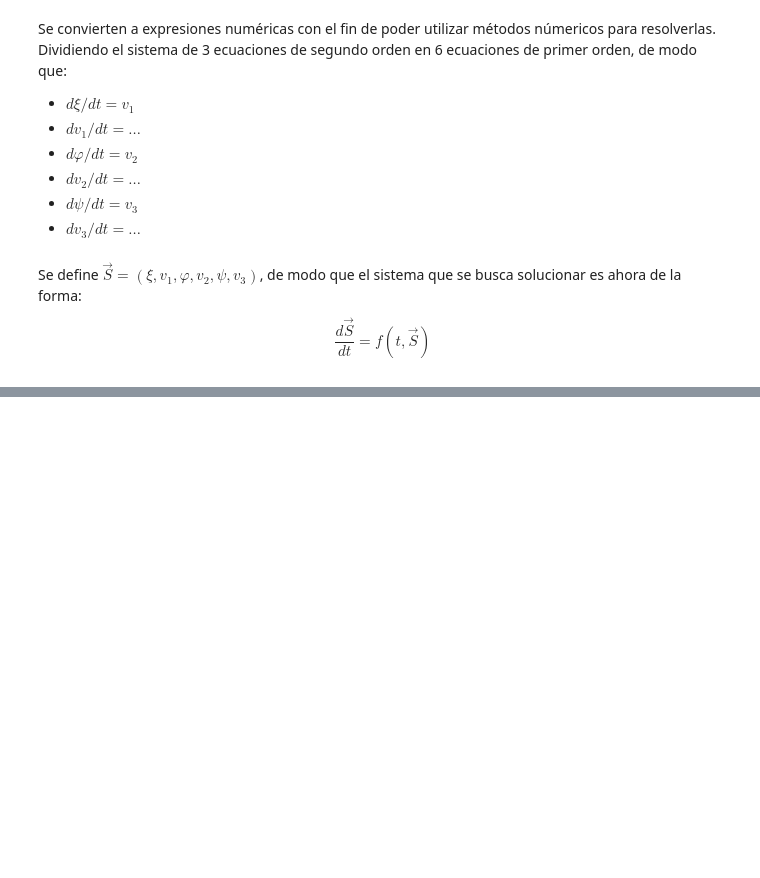
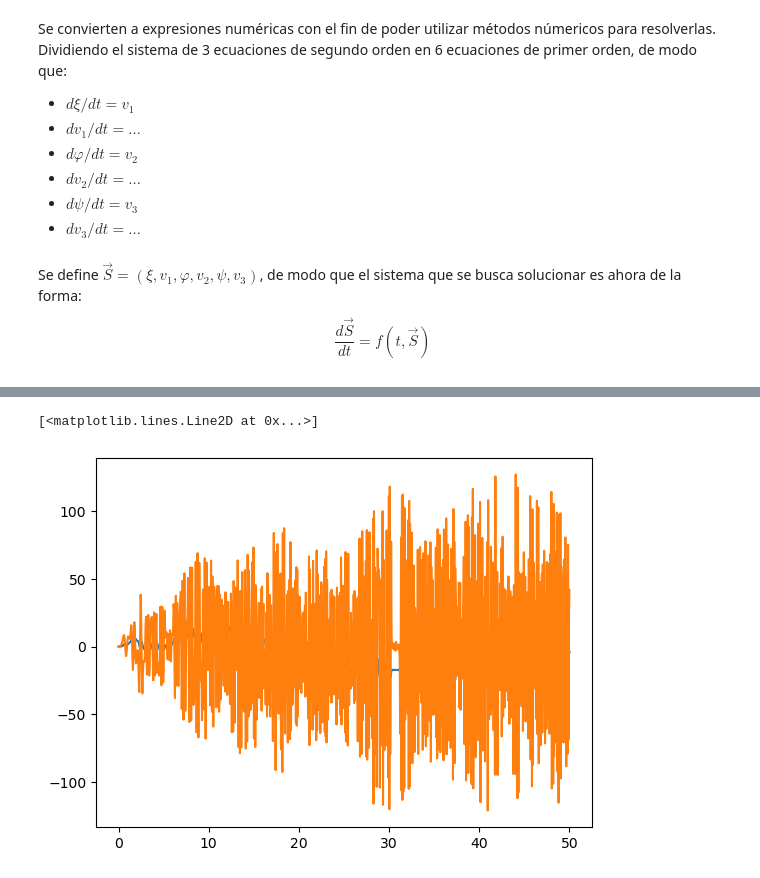
Before and after one commit to JFelipeSP/Proyecto-Herramientas, a Jupyter notebook: Proyecto.ipynb, the cells around one changed output, grey strips where cells are left out. Cells and saved outputs as stored; diff of their text form; code cells hidden in the pictures; blank space fills up the shorter version.

```diff
--- a/Proyecto.ipynb
+++ b/Proyecto.ipynb
@@ -176,0 +195,6 @@ plt.plot(ans.t, xi)
+# %%
+plt.plot(ans.t, psi)
+plt.plot(ans.t, psi_d)
+# %% [output]
+[<matplotlib.lines.Line2D at 0x...>]
+[figure, added]
```
Also changed, not shown: parts of 27 cells of this notebook.
